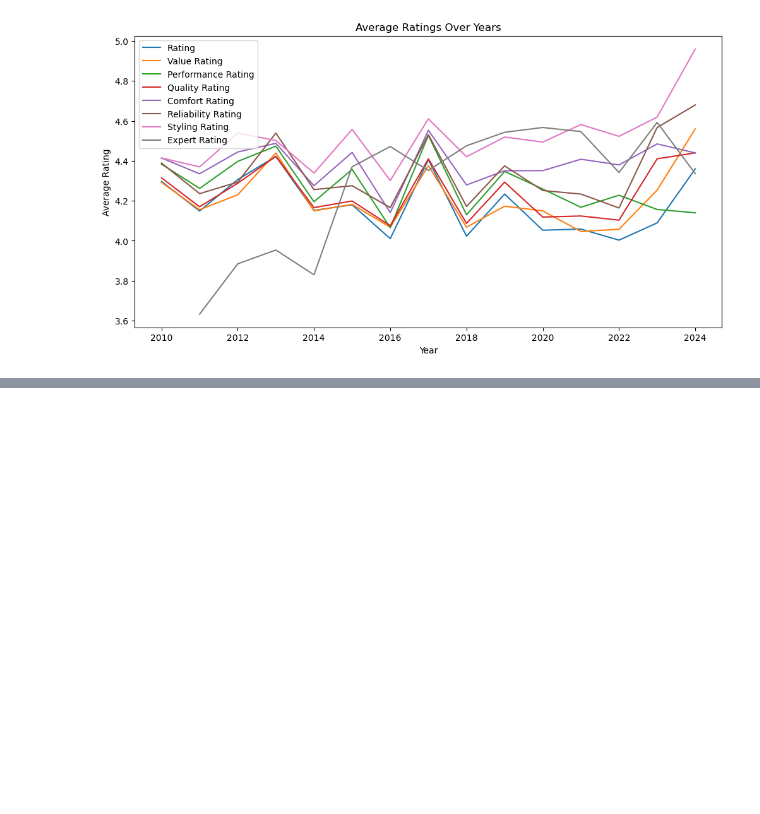
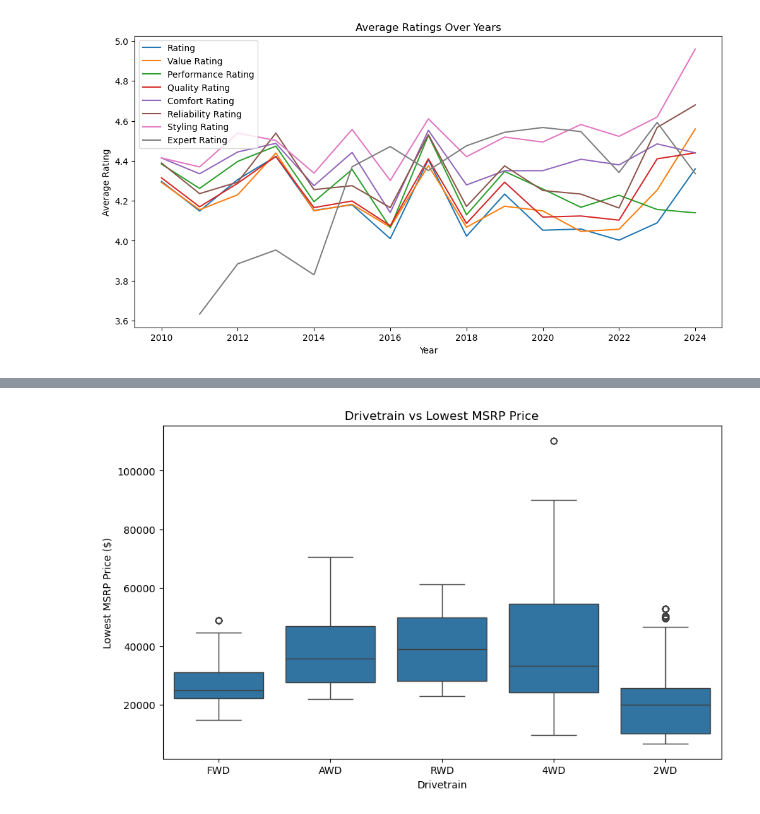
Before and after one commit to ethanrwong/Marketing-Analytics-Group-Project, a Jupyter notebook: EDA.ipynb, the cells around one changed output, grey strips where cells are left out. Saved outputs shown, nothing was run; the diff lists cells and outputs as text; code cells hidden in the pictures; blank space fills up the shorter version.

```diff
--- a/EDA.ipynb
+++ b/EDA.ipynb
@@ -331,0 +379,14 @@ plt.show()
+# %%
+# Boxplot: Drivetrain vs Lowest MSRP Price
+plt.figure(figsize=(10, 6))
+sns.boxplot(x='Drivetrain', y='Lowest MSRP Price ($)', data=df)
+plt.title('Drivetrain vs Lowest MSRP Price')
+plt.show()
+
+# Boxplot: Recommended Fuel vs Lowest MSRP Price
+plt.figure(figsize=(10, 6))
+sns.boxplot(x='Recommended Fuel', y='Lowest MSRP Price ($)', data=df)
+plt.title('Recommended Fuel vs Lowest MSRP Price')
+plt.show()
+# %% [output]
+[figure, added]
```
Also changed, not shown: parts of 17 cells of this notebook.
